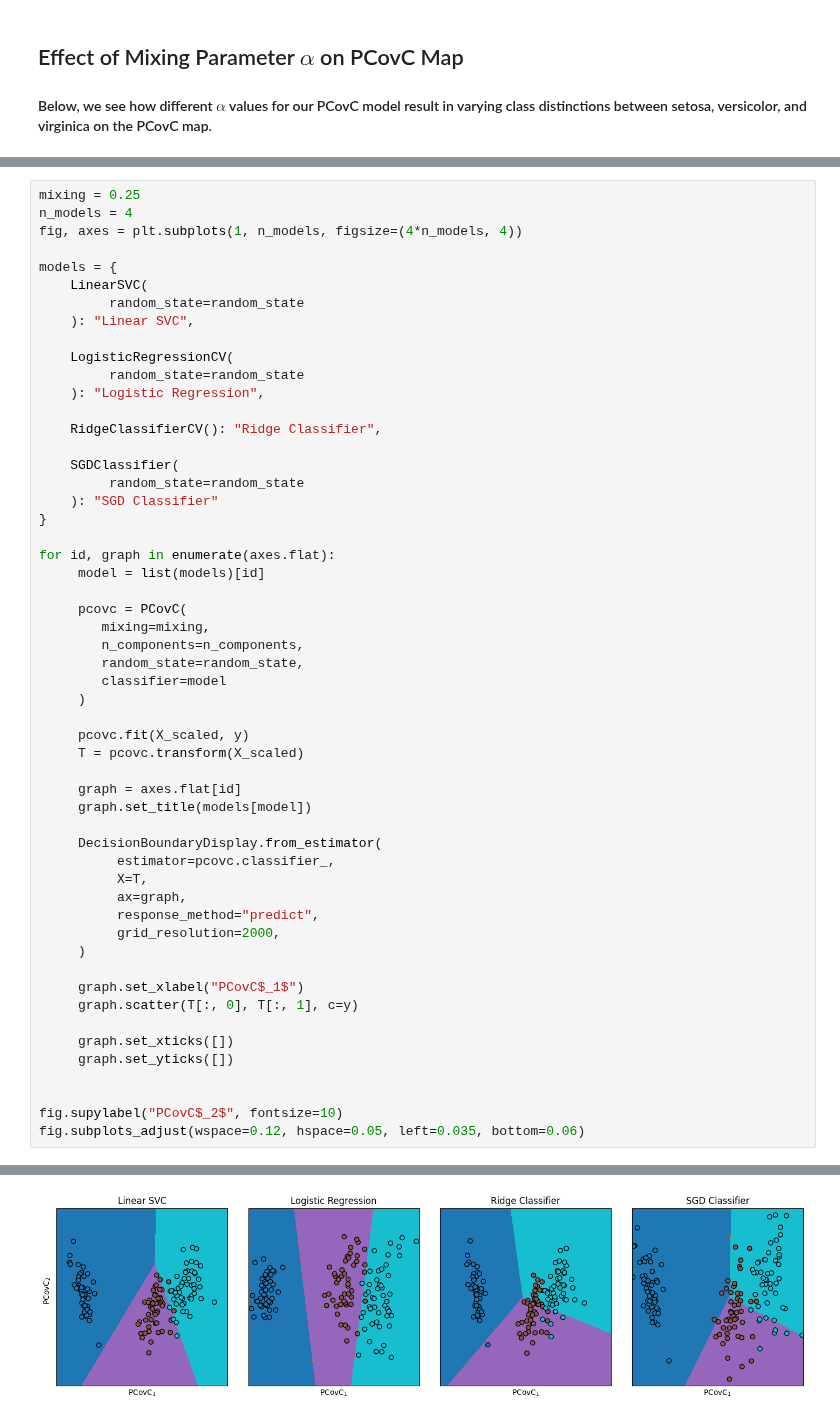
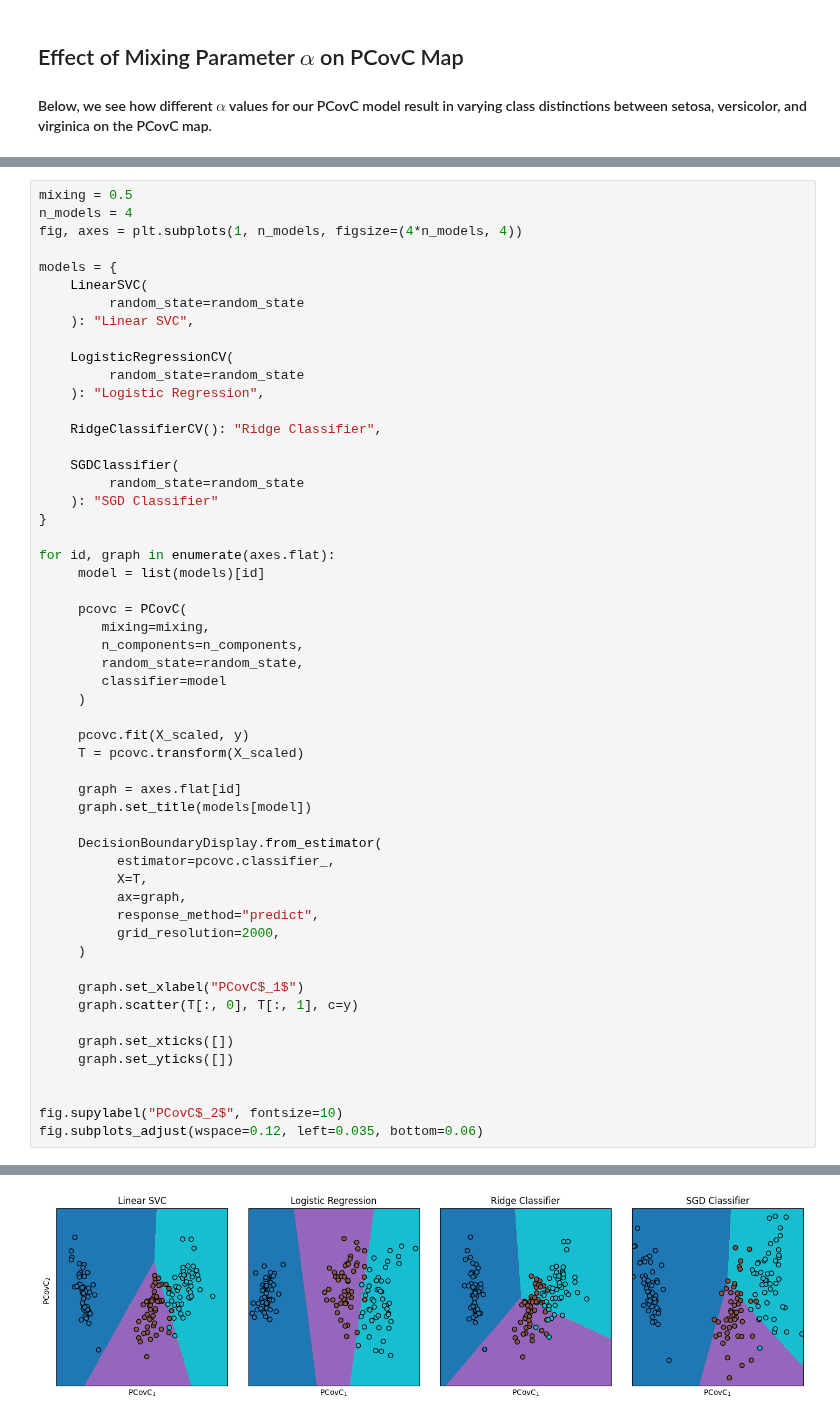
Before and after one commit to scikit-learn-contrib/scikit-matter, a Jupyter notebook: examples/pcovc/PCovC-IrisDataset.ipynb, the cells around one changed output, grey strips where cells are left out. Cells and saved outputs as stored; diff of their text form.

```diff
--- a/examples/pcovc/PCovC-IrisDataset.ipynb
+++ b/examples/pcovc/PCovC-IrisDataset.ipynb
@@ -105,5 +122,5 @@ fig.tight_layout()
 # %%
-mixing = 0.25
+mixing = 0.5
 n_models = 4
 fig, axes = plt.subplots(1, n_models, figsize=(4*n_models, 4))
 
@@ -155,5 +172,5 @@ for id, graph in enumerate(axes.flat):
 
 
 fig.supylabel("PCovC$_2$", fontsize=10)
-fig.subplots_adjust(wspace=0.12, hspace=0.05, left=0.035, bottom=0.06)
+fig.subplots_adjust(wspace=0.12, left=0.035, bottom=0.06)
 # %% [output]
@@ -160 +194 @@ fig.subplots_adjust(wspace=0.12, hspace=0.05, left=0.035, bottom=0.06)
-[figure, old version]
+[figure, new version]
```
Also changed, not shown: parts of 3 cells of this notebook, 11 other files.
